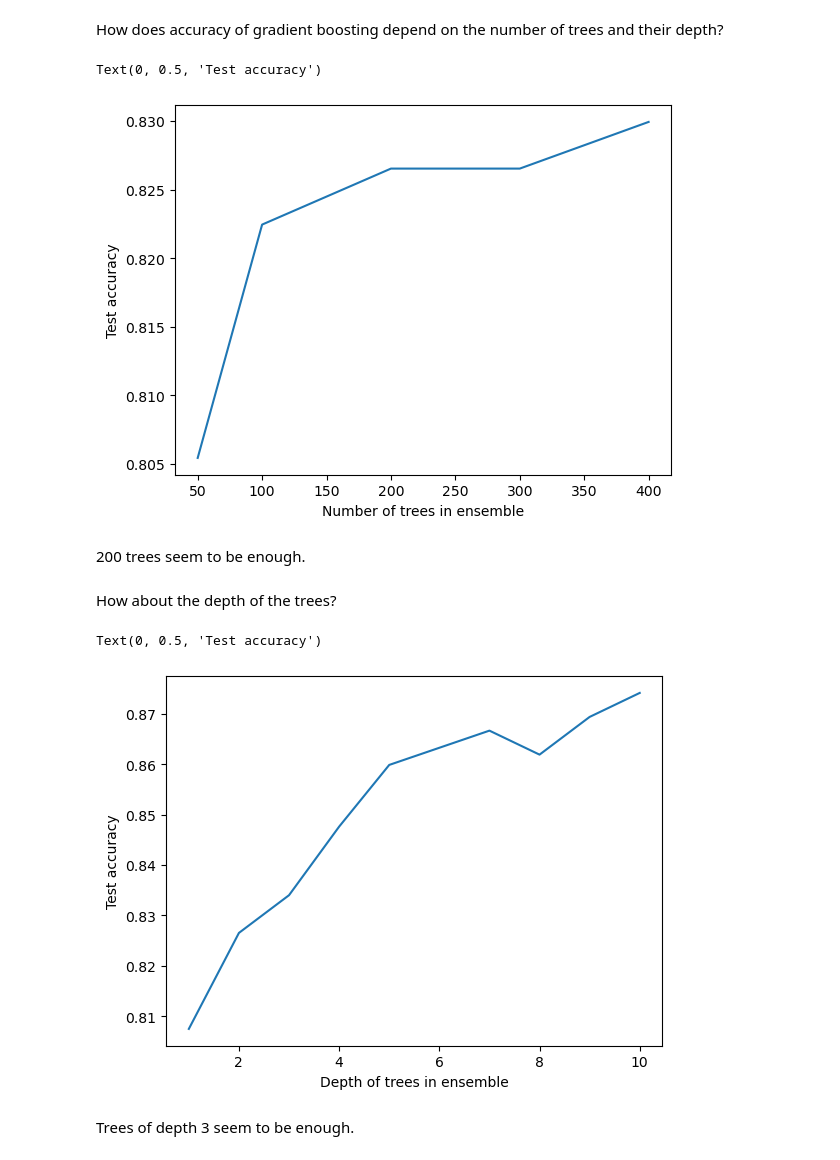
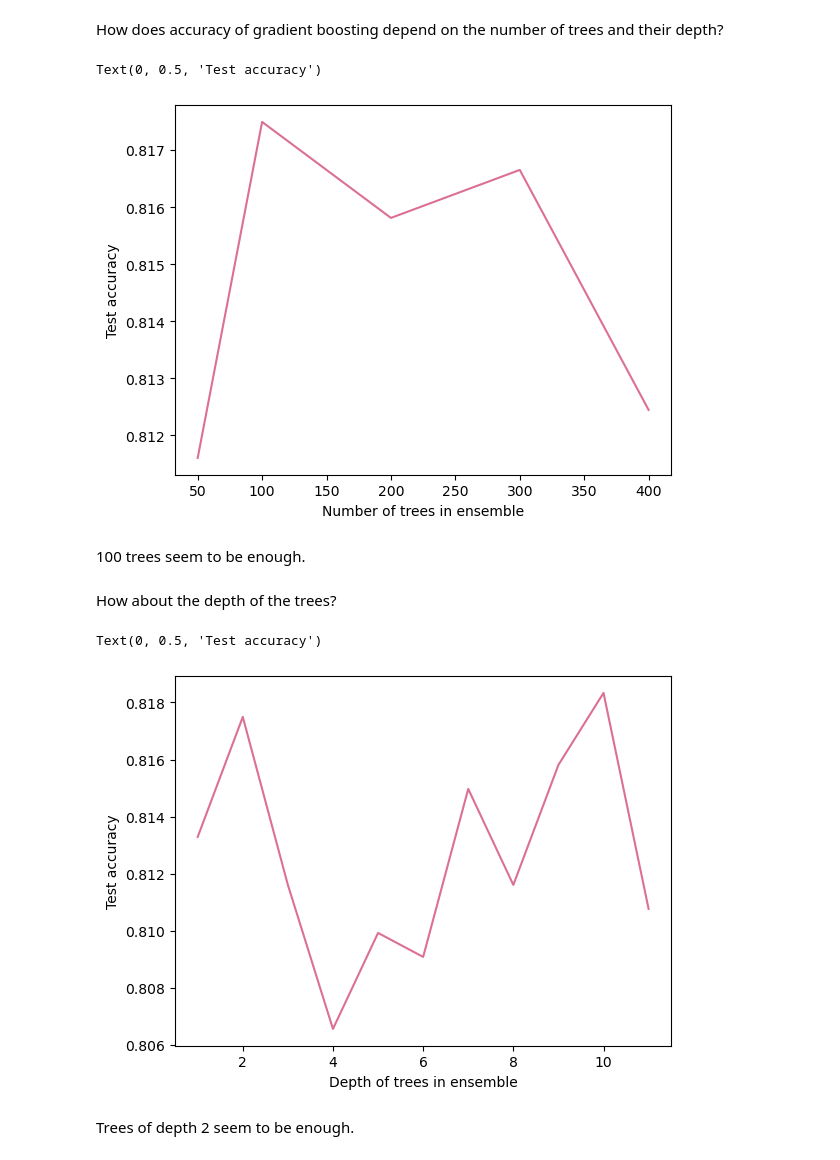
Before and after one commit to cren05237/Group4WineProject, a Jupyter notebook: RF and Boosting code white.ipynb, the cells around one changed output. Saved outputs shown, nothing was run; the diff lists cells and outputs as text; code cells hidden in the pictures.

```diff
--- a/RF and Boosting code white.ipynb
+++ b/RF and Boosting code white.ipynb
@@ -21,6 +16,7 @@ from sklearn import tree
 from sklearn.ensemble import BaggingClassifier, RandomForestClassifier, GradientBoostingClassifier
 # %%
 df = pd.read_csv('winequality-white.csv', sep=";")
+df = df.drop_duplicates()
 df_temp = df.drop('quality', axis=1)
 df_norm = (df_temp-df_temp.min())/(df_temp.max()-df_temp.min())
 q = df['quality'].apply(lambda x: 1 if x > 6 else 0)
@@ -102,8 +98,8 @@ models['Random Forest'] = \
                            random_state=1)
 
 models['Gradient Boosting'] = \
-    GradientBoostingClassifier(n_estimators=200,
-                               max_depth=4,
+    GradientBoostingClassifier(n_estimators=100,
+                               max_depth=2,
                                random_state=1)
 # %% [markdown]
 ## Fit the models
@@ -161,31 +161,31 @@ for num_trees in [50, 100, 200, 300, 400]:
     prediction_test = model.predict(X_test)
     accuracy_test = metrics.accuracy_score(y_test, prediction_test)
     scores[num_trees] = accuracy_test
-Series(scores).sort_index().plot()
+Series(scores).sort_index().plot(color='palevioletred')
 xlabel('Number of trees in ensemble')
 ylabel('Test accuracy')
 # %% [output]
 Text(0, 0.5, 'Test accuracy')
-[figure, old version]
+[figure, new version]
 # %% [markdown]
-200 trees seem to be enough.
+100 trees seem to be enough.
 # %% [markdown]
 How about the depth of the trees?
 # %%
 scores = {}
-for depth in range(1, 11):
-    model = GradientBoostingClassifier(n_estimators=200,
+for depth in range(1, 12):
+    model = GradientBoostingClassifier(n_estimators=100,
                                        max_depth=depth,
                                        random_state=1)
     model.fit(X_train, y_train)
     prediction_test = model.predict(X_test)
     accuracy_test = metrics.accuracy_score(y_test, prediction_test)
     scores[depth] = accuracy_test
-Series(scores).sort_index().plot()
+Series(scores).sort_index().plot(color='palevioletred')
 xlabel('Depth of trees in ensemble')
 ylabel('Test accuracy')
 # %% [output]
 Text(0, 0.5, 'Test accuracy')
-[figure, old version]
+[figure, new version]
 # %% [markdown]
-Trees of depth 3 seem to be enough.
+Trees of depth 2 seem to be enough.
```
Also changed, not shown: parts of 9 cells of this notebook, 1 other file.
